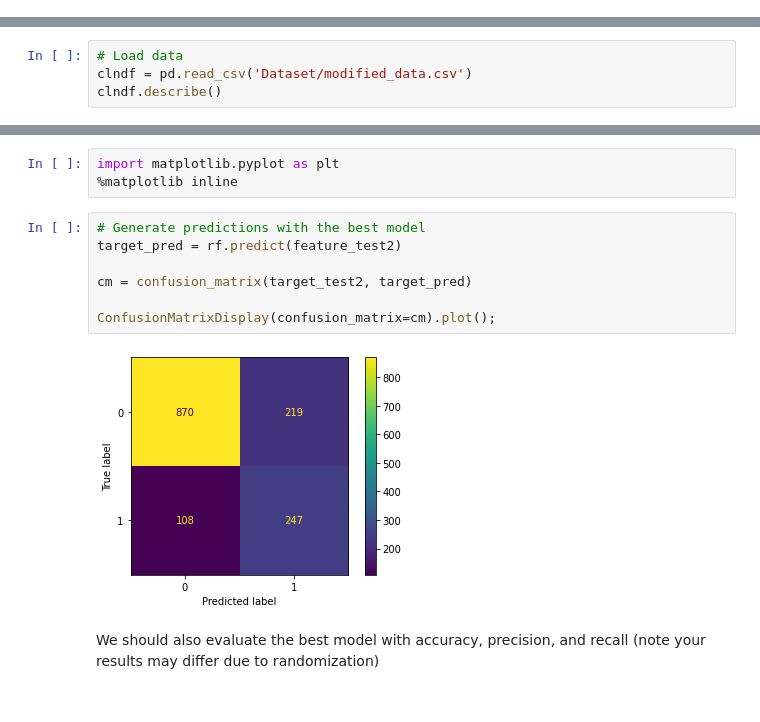
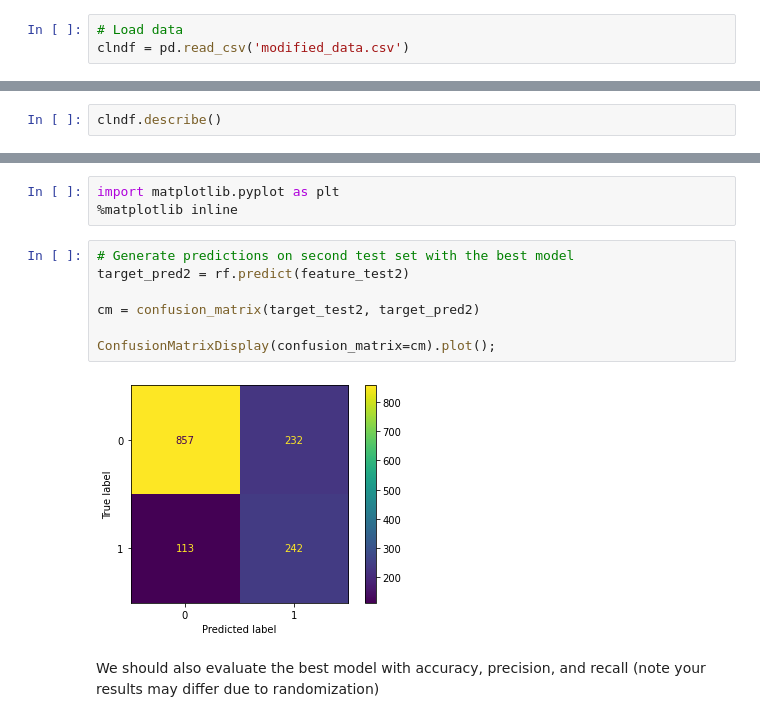
Before and after one commit to ecrystell/RVGPT, a Jupyter notebook: Seller profile.ipynb, the cells around one changed output, grey strips where cells are left out. Saved outputs shown, nothing was run; the diff lists cells and outputs as text.

```diff
--- a/Seller profile.ipynb
+++ b/Seller profile.ipynb
@@ -112,3 +129,6 @@ whole_df.head()
 whole_df.to_csv('modified_data.csv')
 # %% [markdown]
 # 4. Split data
+# %%
+# Load data
+clndf = pd.read_csv('modified_data.csv')
@@ -115,5 +144,3 @@ whole_df.to_csv('modified_data.csv')
 # %%
-# Load data
-clndf = pd.read_csv('Dataset/modified_data.csv')
 clndf.describe()
 # %% [output]
@@ -240,13 +272,13 @@ The confusion matrix is a table that shows the number of true positives, true ne
 import matplotlib.pyplot as plt
 %matplotlib inline
 # %%
-# Generate predictions with the best model
-target_pred = rf.predict(feature_test2)
+# Generate predictions on second test set with the best model
+target_pred2 = rf.predict(feature_test2)
 
-cm = confusion_matrix(target_test2, target_pred)
+cm = confusion_matrix(target_test2, target_pred2)
 
 ConfusionMatrixDisplay(confusion_matrix=cm).plot();
 # %% [output]
-[figure, old version]
+[figure, new version]
 # %% [markdown]
 We should also evaluate the best model with accuracy, precision, and recall (note your results may differ due to randomization)
```
Also changed, not shown: parts of 47 cells of this notebook.
